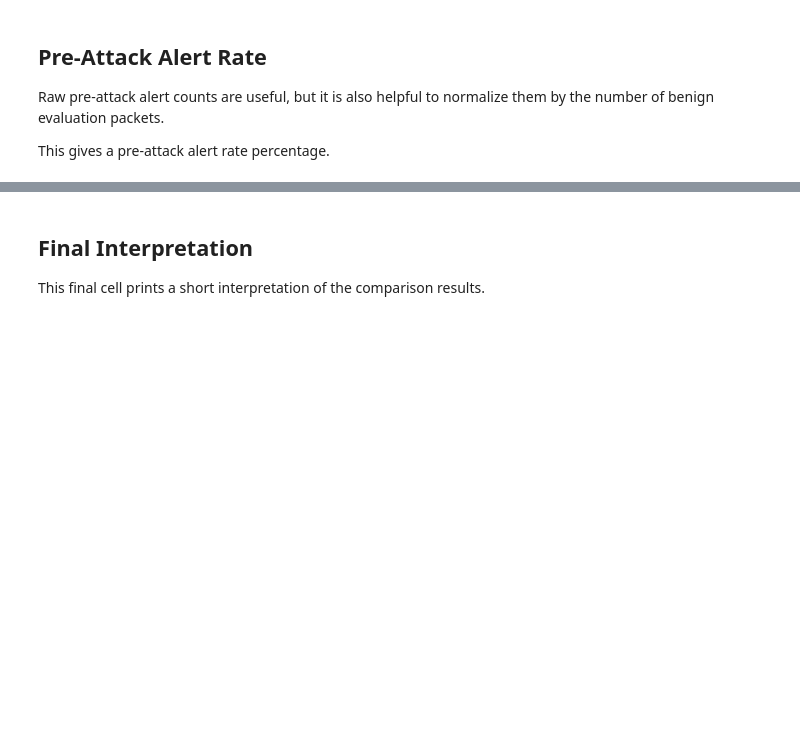
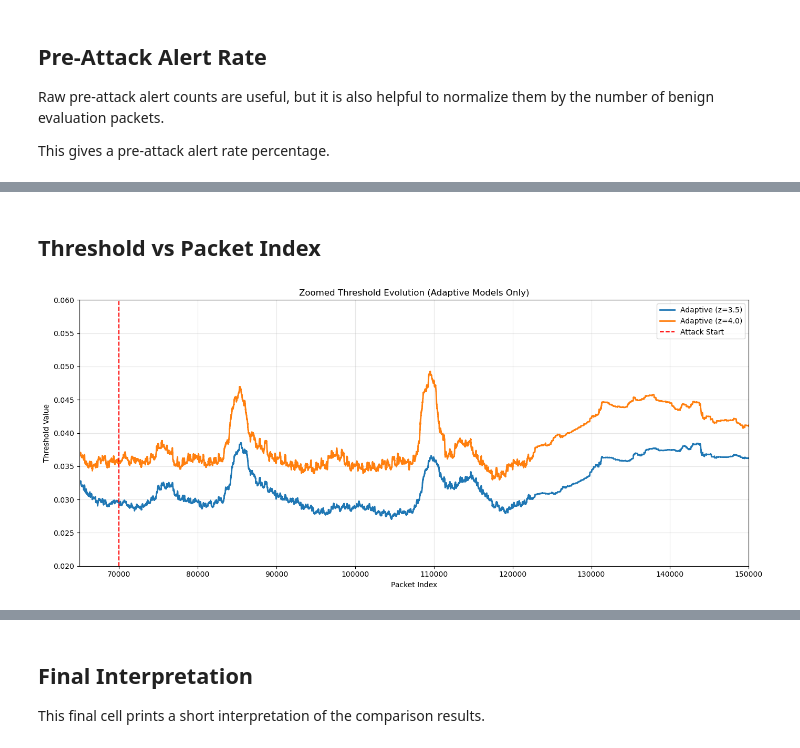
Before and after one commit to VamsiKrishnaSamavedam/Kitsune-Adaptive-Threshold-NIDS, a Jupyter notebook: sdc-nids-main/evaluation_metrics.ipynb, the cells around one changed output, grey strips where cells are left out. Cells and saved outputs as stored; diff of their text form; code cells hidden in the pictures; blank space fills up the shorter version.

```diff
--- a/sdc-nids-main/evaluation_metrics.ipynb
+++ b/sdc-nids-main/evaluation_metrics.ipynb
@@ -283,0 +305,38 @@ comparison[[
+# %% [markdown]
+## Threshold vs Packet Index
+# %%
+plt.figure(figsize=(14,6))
+
+# Adaptive z=3.5
+plt.plot(
+    tuned_packet_df["packet_index"],
+    tuned_packet_df["adaptive_threshold"],
+    label="Adaptive (z=3.5)",
+    linewidth=2
+)
+
+# Adaptive z=4.0
+plt.plot(
+    z4_packet_df["packet_index"],
+    z4_packet_df["adaptive_threshold"],
+    label="Adaptive (z=4.0)",
+    linewidth=2
+)
+
+# Attack start
+plt.axvline(70000, linestyle="--", color="red", label="Attack Start")
+
+# 🔥 KEY FIXES
+plt.ylim(0.02, 0.06)          # zoom Y
+plt.xlim(65000, 150000)      # zoom X
+
+plt.xlabel("Packet Index")
+plt.ylabel("Threshold Value")
+plt.title("Zoomed Threshold Evolution (Adaptive Models Only)")
+
+plt.legend()
+plt.grid(alpha=0.3)
+plt.tight_layout()
+plt.show()
+# %% [output]
+[figure, added]
```
Also changed, not shown: parts of 6 cells of this notebook.
